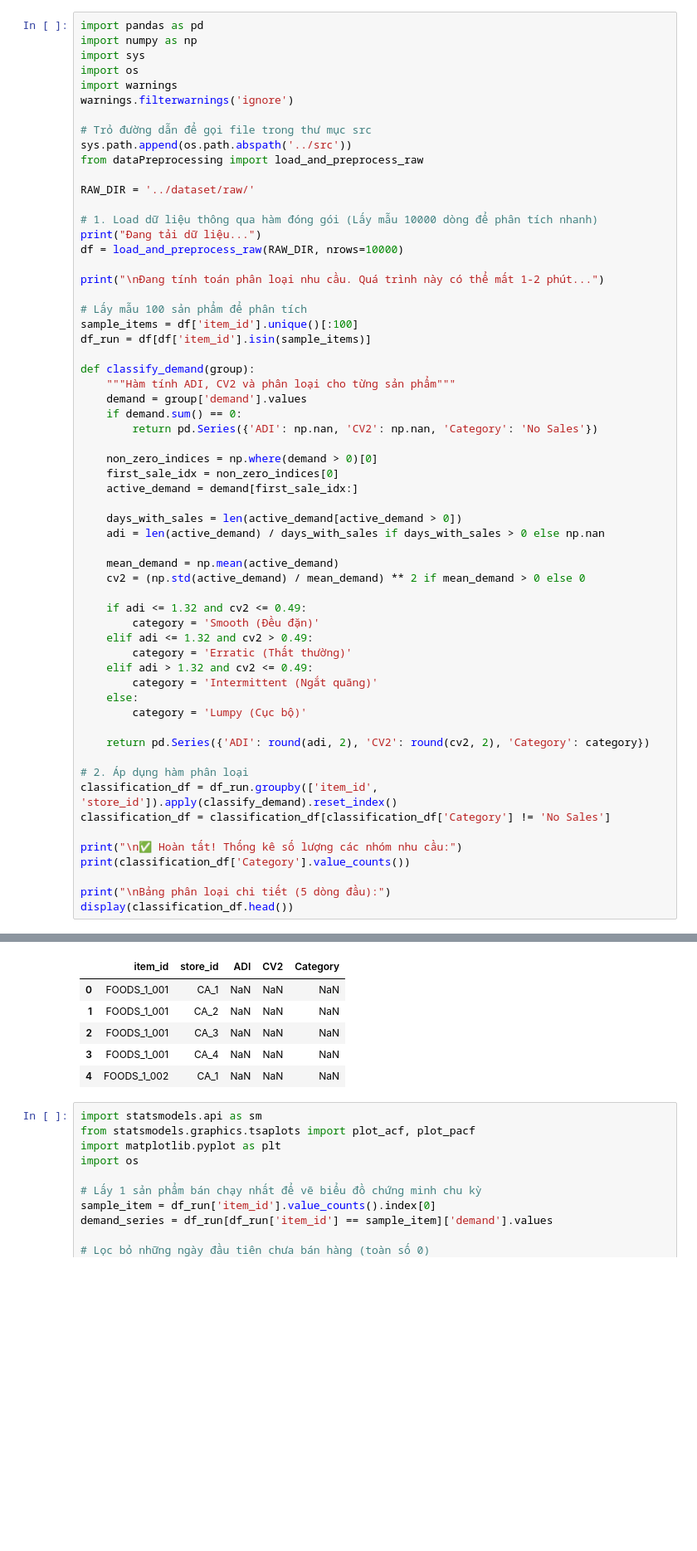
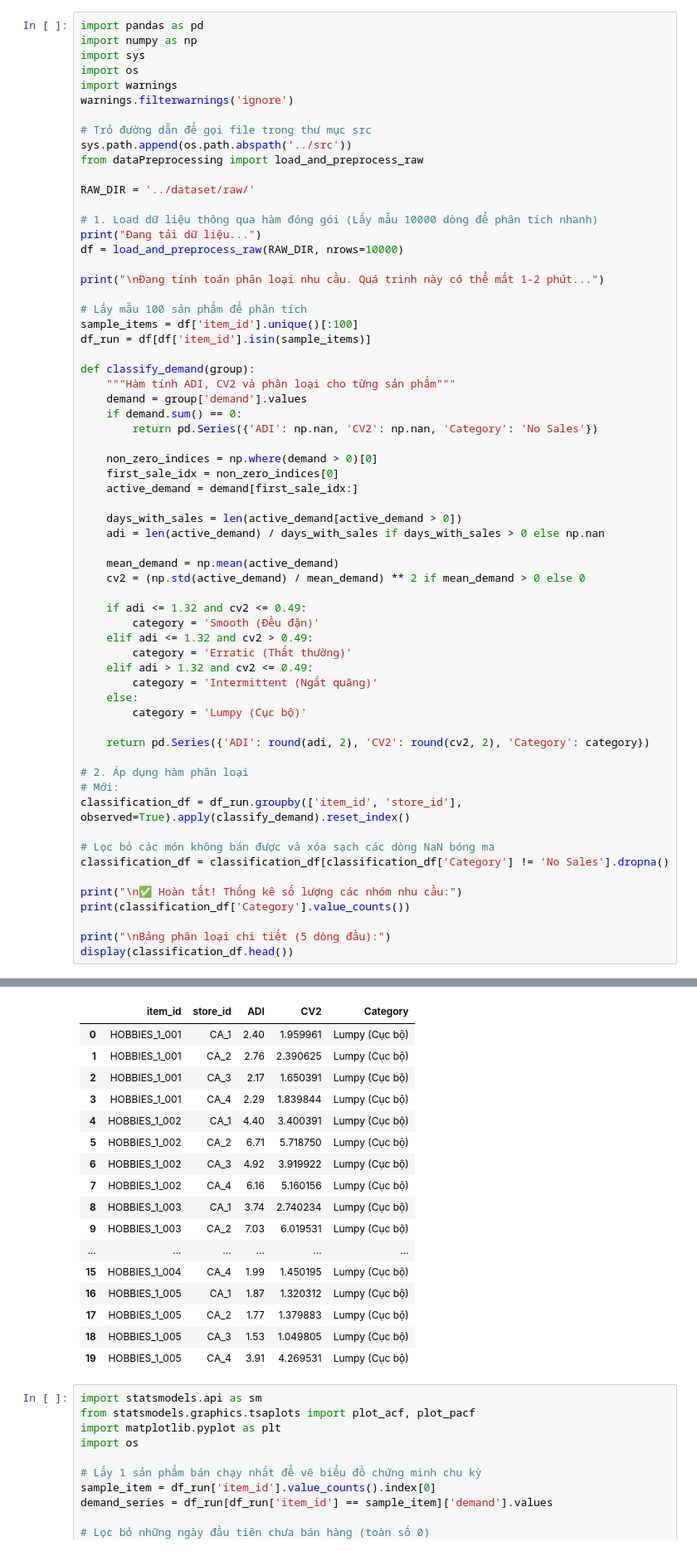
Before and after one commit to yenpth265-alt/NCKH_Optiminization_Inventory, a Jupyter notebook: notebooks/02_demand_classification.ipynb, the cells around one changed output, grey strips where cells are left out. Shown at 83% size. Saved outputs shown, nothing was run; the diff lists cells and outputs as text; blank space fills up the shorter version.

```diff
--- a/notebooks/02_demand_classification.ipynb
+++ b/notebooks/02_demand_classification.ipynb
@@ -50,8 +50,11 @@ def classify_demand(group):
     return pd.Series({'ADI': round(adi, 2), 'CV2': round(cv2, 2), 'Category': category})
 
 # 2. Áp dụng hàm phân loại
-classification_df = df_run.groupby(['item_id', 'store_id']).apply(classify_demand).reset_index()
-classification_df = classification_df[classification_df['Category'] != 'No Sales']
+# Mới:
+classification_df = df_run.groupby(['item_id', 'store_id'], observed=True).apply(classify_demand).reset_index()
+
+# Lọc bỏ các món không bán được và xóa sạch các dòng NaN bóng ma
+classification_df = classification_df[classification_df['Category'] != 'No Sales'].dropna()
 
 print("\n✅ Hoàn tất! Thống kê số lượng các nhóm nhu cầu:")
 print(classification_df['Category'].value_counts())
@@ -75,13 +80,24 @@ display(classification_df.head())
 Smooth (Đều đặn)           1
 Name: count, dtype: int64
 
 Bảng phân loại chi tiết (5 dòng đầu):
 |  | item_id | store_id | ADI | CV2 | Category |
-| 0 | FOODS_1_001 | CA_1 | NaN | NaN | NaN |
-| 1 | FOODS_1_001 | CA_2 | NaN | NaN | NaN |
-| 2 | FOODS_1_001 | CA_3 | NaN | NaN | NaN |
-| 3 | FOODS_1_001 | CA_4 | NaN | NaN | NaN |
-| 4 | FOODS_1_002 | CA_1 | NaN | NaN | NaN |
+| 0 | HOBBIES_1_001 | CA_1 | 2.40 | 1.959961 | Lumpy (Cục bộ) |
+| 1 | HOBBIES_1_001 | CA_2 | 2.76 | 2.390625 | Lumpy (Cục bộ) |
+| 2 | HOBBIES_1_001 | CA_3 | 2.17 | 1.650391 | Lumpy (Cục bộ) |
+| 3 | HOBBIES_1_001 | CA_4 | 2.29 | 1.839844 | Lumpy (Cục bộ) |
+| 4 | HOBBIES_1_002 | CA_1 | 4.40 | 3.400391 | Lumpy (Cục bộ) |
+| 5 | HOBBIES_1_002 | CA_2 | 6.71 | 5.718750 | Lumpy (Cục bộ) |
+| 6 | HOBBIES_1_002 | CA_3 | 4.92 | 3.919922 | Lumpy (Cục bộ) |
+| 7 | HOBBIES_1_002 | CA_4 | 6.16 | 5.160156 | Lumpy (Cục bộ) |
+| 8 | HOBBIES_1_003 | CA_1 | 3.74 | 2.740234 | Lumpy (Cục bộ) |
+| 9 | HOBBIES_1_003 | CA_2 | 7.03 | 6.019531 | Lumpy (Cục bộ) |
+| ... | ... | ... | ... | ... | ... |
+| 15 | HOBBIES_1_004 | CA_4 | 1.99 | 1.450195 | Lumpy (Cục bộ) |
+| 16 | HOBBIES_1_005 | CA_1 | 1.87 | 1.320312 | Lumpy (Cục bộ) |
+| 17 | HOBBIES_1_005 | CA_2 | 1.77 | 1.379883 | Lumpy (Cục bộ) |
+| 18 | HOBBIES_1_005 | CA_3 | 1.53 | 1.049805 | Lumpy (Cục bộ) |
+| 19 | HOBBIES_1_005 | CA_4 | 3.91 | 4.269531 | Lumpy (Cục bộ) |
 # %%
 import statsmodels.api as sm
 from statsmodels.graphics.tsaplots import plot_acf, plot_pacf
```
Also changed, not shown: parts of 1 cell of this notebook.
